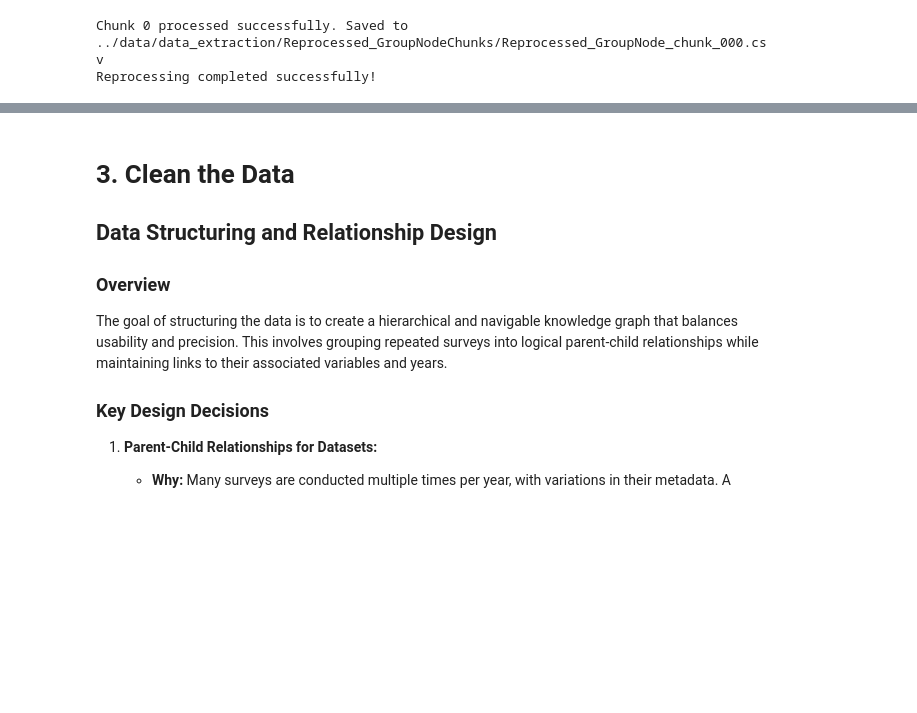
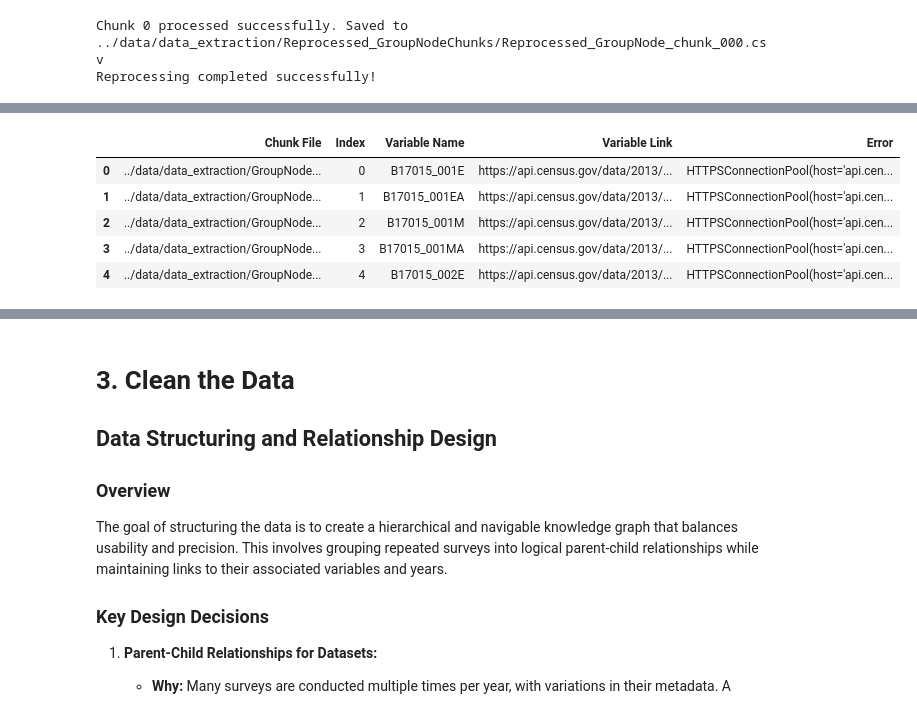
Before and after one commit to brockwebb/ExtractAllPublicCensusDatasetAndVariableMetadata, a Jupyter notebook: notebooks/CensusPublicData_Extract.ipynb, the cells around one changed output, grey strips where cells are left out. Cells and saved outputs as stored; diff of their text form; code cells hidden in the pictures; blank space fills up the shorter version.

```diff
--- a/notebooks/CensusPublicData_Extract.ipynb
+++ b/notebooks/CensusPublicData_Extract.ipynb
@@ -1638,0 +1887,9 @@ Variables Metadata for 2020s Loaded:
+# %%
+errors_df.head()
+# %% [output]
+|  | Chunk File | Index | Variable Name | Variable Link | Error |
+| 0 | ../data/data_extraction/GroupNode... | 0 | B17015_001E | https://api.census.gov/data/2013/... | HTTPSConnectionPool(host='api.cen... |
+| 1 | ../data/data_extraction/GroupNode... | 1 | B17015_001EA | https://api.census.gov/data/2013/... | HTTPSConnectionPool(host='api.cen... |
+| 2 | ../data/data_extraction/GroupNode... | 2 | B17015_001M | https://api.census.gov/data/2013/... | HTTPSConnectionPool(host='api.cen... |
+| 3 | ../data/data_extraction/GroupNode... | 3 | B17015_001MA | https://api.census.gov/data/2013/... | HTTPSConnectionPool(host='api.cen... |
+| 4 | ../data/data_extraction/GroupNode... | 4 | B17015_002E | https://api.census.gov/data/2013/... | HTTPSConnectionPool(host='api.cen... |
```
Also changed, not shown: parts of 16 cells of this notebook.
